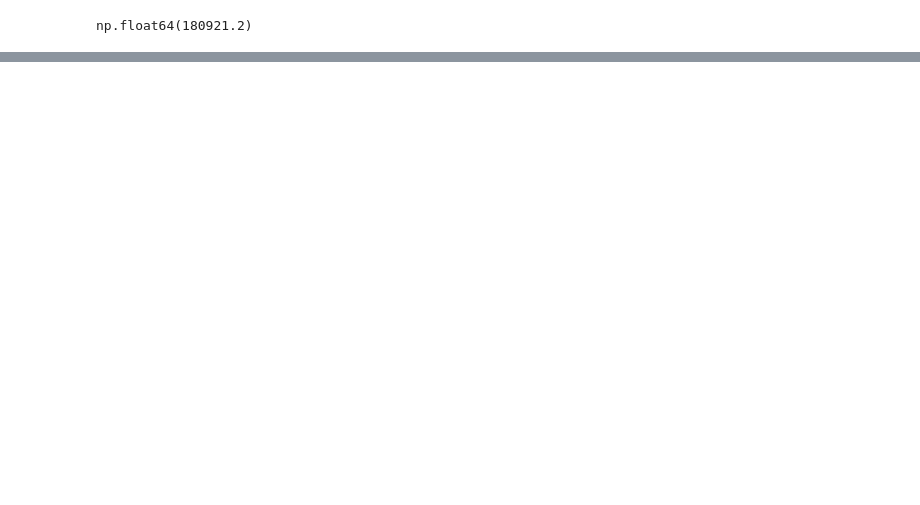
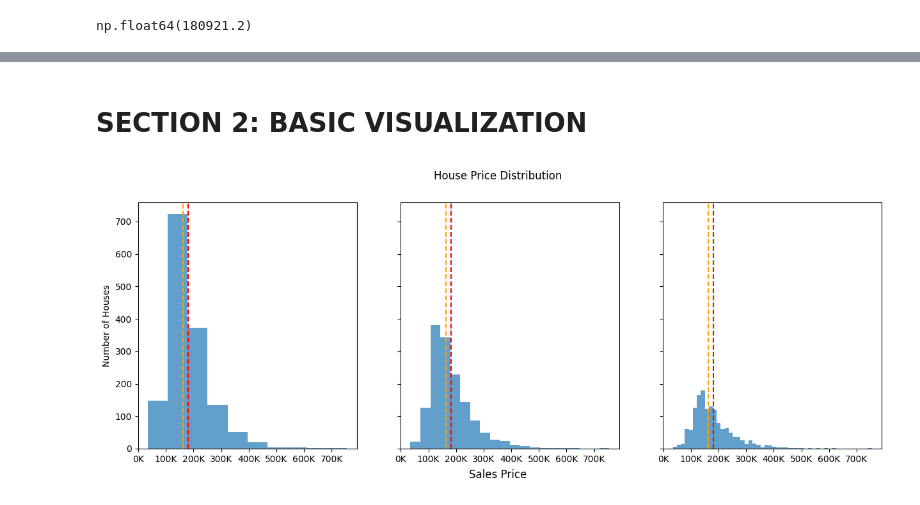
Before and after one commit to christianabusca/housing-market-analytics, a Jupyter notebook: p-house-prices.ipynb, the cells around one changed output, grey strips where cells are left out. Saved outputs shown, nothing was run; the diff lists cells and outputs as text; code cells hidden in the pictures; blank space fills up the shorter version.

Commit message:
Kaggle Notebook | p-house-prices | Version 5

```diff
--- a/p-house-prices.ipynb
+++ b/p-house-prices.ipynb
@@ -26,7 +26,7 @@ for dirname, _, filenames in os.walk('/kaggle/input'):
 # %%
 # LOADING THE DATA
-test = pd.read_csv('/kaggle/input/house-prices-advanced-regression-techniques/test (1).csv')
-df = pd.read_csv('/kaggle/input/house-prices-advanced-regression-techniques/train (1).csv')
+test = pd.read_csv('/kaggle/input/c/house-prices-advanced-regression-techniques/test.csv')
+df = pd.read_csv('/kaggle/input/c/house-prices-advanced-regression-techniques/train.csv')
 # %%
 # EXPLORING THE DATA
 # A. SHAPE - (1460, 81)
@@ -133,0 +134,4 @@ This section further elaborate key exploration using some statistical methods.
+# %%
+#  MEDIAN OF HOUSE PRICE
+median_price = df['SalePrice'].median()
+median_price
@@ -135,0 +167,27 @@ This section further elaborate key exploration using some statistical methods.
+# %% [markdown]
+# SECTION 2: BASIC VISUALIZATION
+# %%
+from matplotlib.ticker import FuncFormatter, MultipleLocator
+
+fig, ax = plt.subplots(1, 3, figsize=(15, 5), sharex= True, sharey=True)
+
+for a in ax:
+    a.xaxis.set_major_locator(MultipleLocator(100_000))
+    a.xaxis.set_major_formatter(FuncFormatter(lambda x, _: f"{int(x/1000)}K"))
+
+axes = ax
+num_bins = 10, 20, 50
+bin_labels = ['10 Bins', '20 Bins', '50 Bins']
+
+for a, n_bins, b_labels in zip(axes, num_bins, bin_labels):
+    a.hist(x=df['SalePrice'], bins = n_bins, label = b_labels, alpha=0.7)
+    a.axvline(average_price, color = 'red', linestyle ='--', label =f"Mean {b_labels}")
+    a.axvline(median_price, color = 'orange', linestyle ='--', label =f"Median {b_labels}")
+
+
+fig.suptitle('House Price Distribution')
+fig.supxlabel('Sales Price')
+ax[0].set_ylabel('Number of Houses')
+plt.show()
+# %% [output]
+[figure, added]
```
Also changed, not shown: parts of 7 cells of this notebook.
